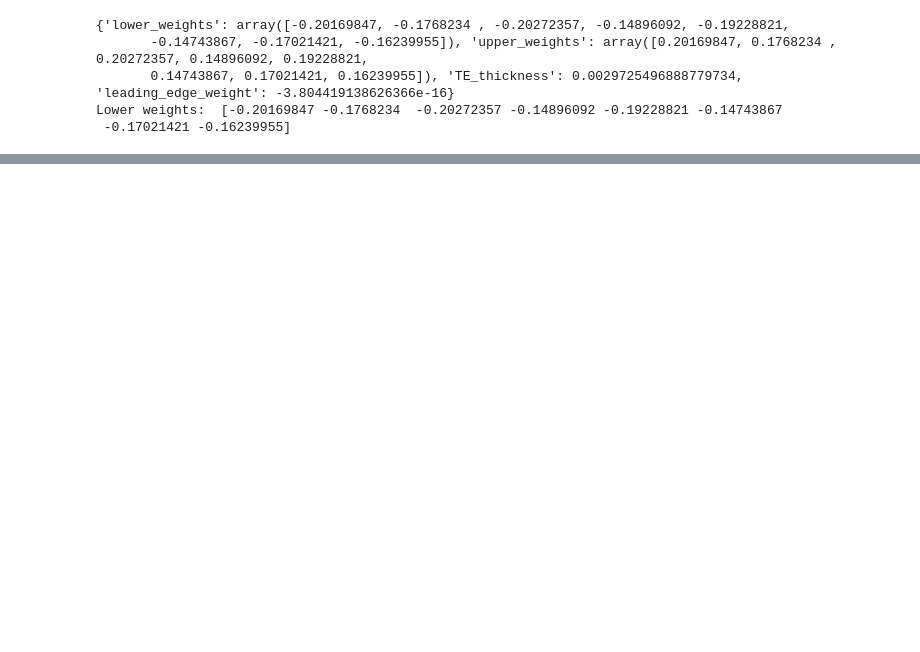
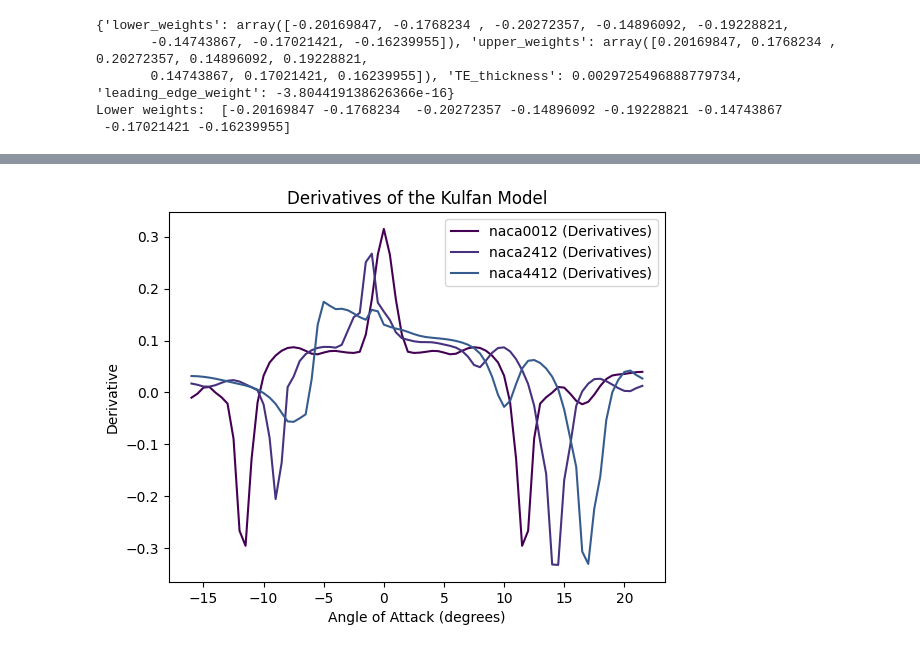
Before and after one commit to janettekwong/FlowLab, a Jupyter notebook: NeuralFoil/nf_kulfan.ipynb, the cells around one changed output, grey strips where cells are left out. Drawn from its saved outputs; the diff is of its cells as text; code cells hidden in the pictures; blank space fills up the shorter version.

```diff
--- a/NeuralFoil/nf_kulfan.ipynb
+++ b/NeuralFoil/nf_kulfan.ipynb
@@ -54,0 +126,16 @@ Lower weights:  [-0.20169847 -0.1768234  -0.20272357 -0.14896092 -0.19228821 -0.
+# %%
+# Plot the derivatives
+fig, ax3 = plt.subplots()
+
+for idx, (label, derivatives) in enumerate(kulfan_derivatives.items()):
+    ax3.plot(alphas_nf, derivatives, label=f'{label} (Derivatives)', color=cmap(norm(idx)))
+
+# Add labels, title, and legend to the derivatives plot
+ax3.set_xlabel('Angle of Attack (degrees)')
+ax3.set_ylabel('Derivative')
+ax3.set_title('Derivatives of the Kulfan Model')
+ax3.legend()
+
+plt.show()
+# %% [output]
+[figure, added]
```
Also changed, not shown: parts of 12 cells of this notebook, 4 other files.
